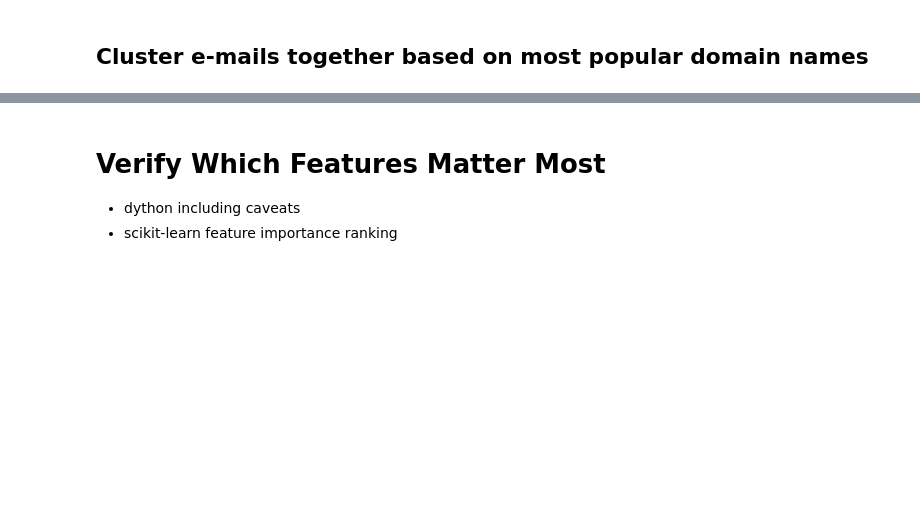
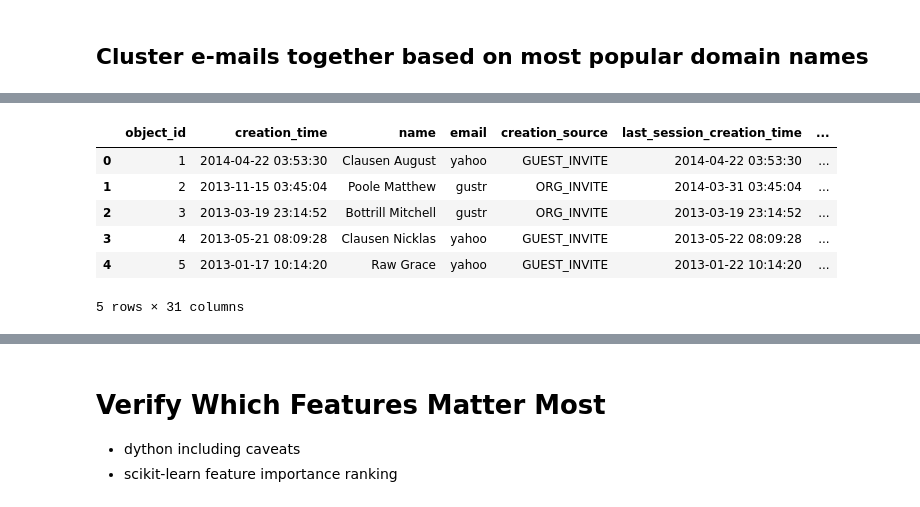
Before and after one commit to mindyng/Take-Homes, a Jupyter notebook: Asana/asana-predicting-user-adoption.ipynb, the cells around one changed output, grey strips where cells are left out. Drawn from its saved outputs; the diff is of its cells as text; code cells hidden in the pictures; blank space fills up the shorter version.

```diff
--- a/Asana/asana-predicting-user-adoption.ipynb
+++ b/Asana/asana-predicting-user-adoption.ipynb
@@ -231,5 +545,3 @@ df['email_domain'].value_counts()[:20]
-# %%
-df['email_domain'] = df['email_domain'].strip()
 # %%
 def email(x):
     value = 'other'
@@ -240,10 +552,10 @@ def email(x):
     elif x == 'jourrapide.com':
         value = 'jourrapide'
     elif x == 'cuvox.de':
-        value =='cuvox'
+        value = 'cuvox'
     elif x == 'gustr.com':
         value = 'gustr'
-    elif x== 'hotmail.com':
+    elif x == 'hotmail.com':
         value = 'hotmail'
     return value
 
@@ -252,0 +574,10 @@ df.email.value_counts()
+# %%
+df.head(5)
+# %% [output]
+|  | object_id | creation_time | name | email | creation_source | last_session_creation_time | ... |
+| 0 | 1 | 2014-04-22 03:53:30 | Clausen August | yahoo | GUEST_INVITE | 2014-04-22 03:53:30 | ... |
+| 1 | 2 | 2013-11-15 03:45:04 | Poole Matthew | gustr | ORG_INVITE | 2014-03-31 03:45:04 | ... |
+| 2 | 3 | 2013-03-19 23:14:52 | Bottrill Mitchell | gustr | ORG_INVITE | 2013-03-19 23:14:52 | ... |
+| 3 | 4 | 2013-05-21 08:09:28 | Clausen Nicklas | yahoo | GUEST_INVITE | 2013-05-22 08:09:28 | ... |
+| 4 | 5 | 2013-01-17 10:14:20 | Raw Grace | yahoo | GUEST_INVITE | 2013-01-22 10:14:20 | ... |
+5 rows × 31 columns
```
Also changed, not shown: parts of 36 cells of this notebook.
